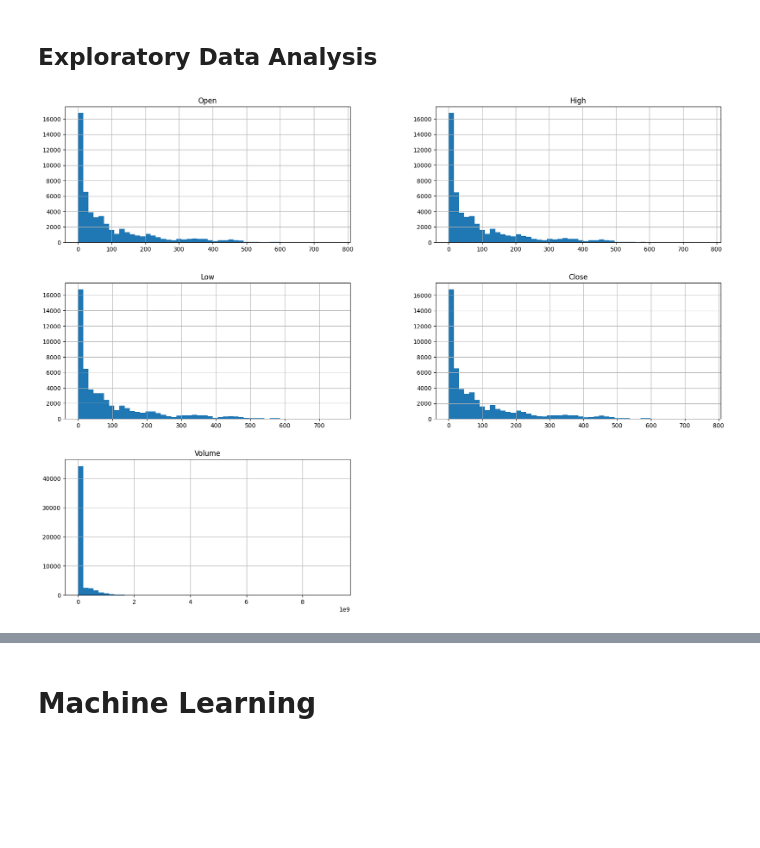
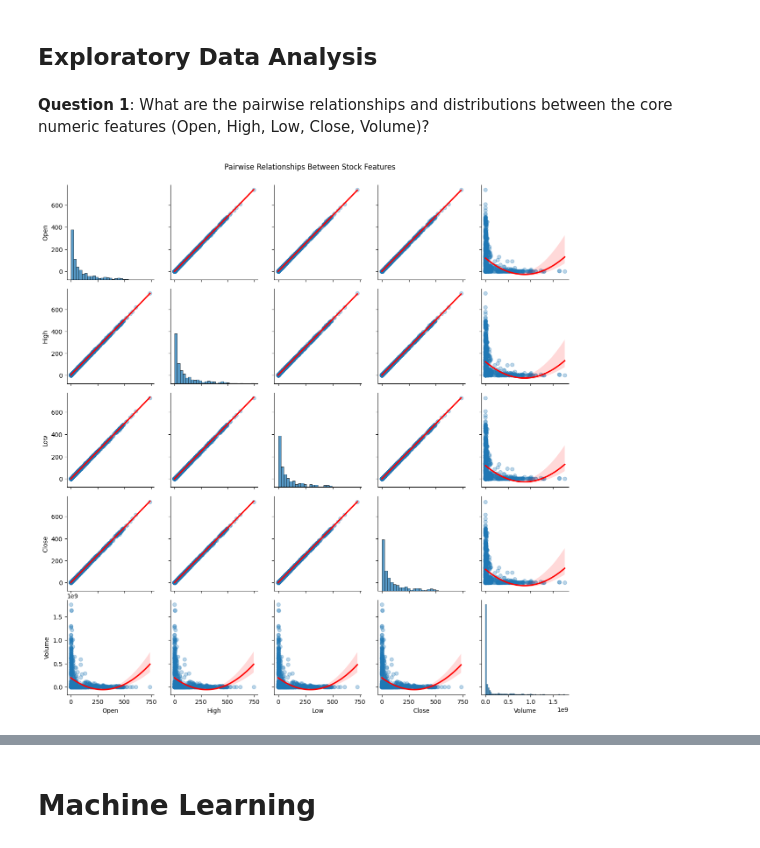
Before and after one commit to CS133-DataVisualization/term-project-stocksuccess, a Jupyter notebook: Stock Success.ipynb, the cells around one changed output, grey strips where cells are left out. Saved outputs shown, nothing was run; the diff lists cells and outputs as text; code cells hidden in the pictures; blank space fills up the shorter version.

Commit message:
Tuned ML models, added plots from assignments, finished evaluation

```diff
--- a/Stock Success.ipynb
+++ b/Stock Success.ipynb
@@ -173,5 +172,5 @@ stocks[stocks['Volume'].isna()]
 # %%
-stocks.drop(index=52964, inplace=True)
+stocks.dropna(inplace=True)
 # %%
 stocks.info()
 # %% [output]
@@ -193,8 +192,20 @@ memory usage: 3.6+ MB
 # %% [markdown]
 ## **Exploratory Data Analysis**
-# %%
-%matplotlib inline
-import matplotlib.pyplot as plt
-stocks.hist(bins=50, figsize=(20,15));
-# %% [output]
-[figure, removed]
+# %% [markdown]
+**Question 1**: What are the pairwise relationships and distributions between the core numeric features (Open, High, Low, Close, Volume)?
+# %%
+sample_stocks = stocks[['Open', 'High', 'Low', 'Close', 'Volume']].sample(1000, random_state=42)
+
+g = sns.PairGrid(sample_stocks)
+g.map_diag(sns.histplot)
+g.map_offdiag(
+    sns.regplot,
+    order=2,
+    scatter_kws={'alpha': 0.3},
+    line_kws={'color': 'red'}
+)
+
+g.fig.suptitle("Pairwise Relationships Between Stock Features", y=1.02)
+plt.show()
+# %% [output]
+[figure, added]
```
Also changed, not shown: parts of 67 cells of this notebook, 1 other file.
